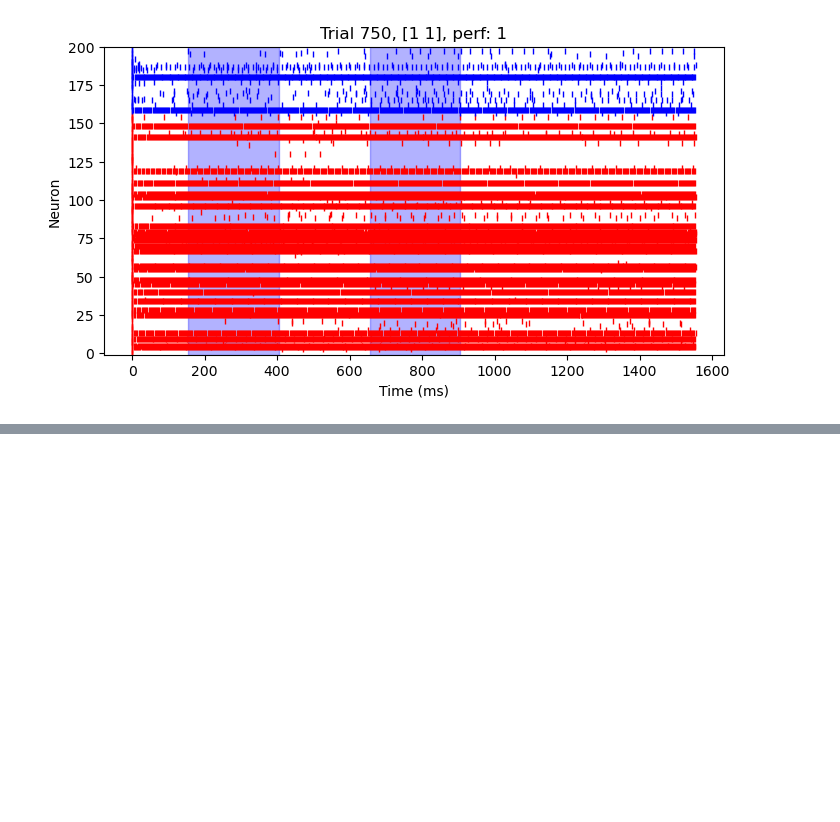
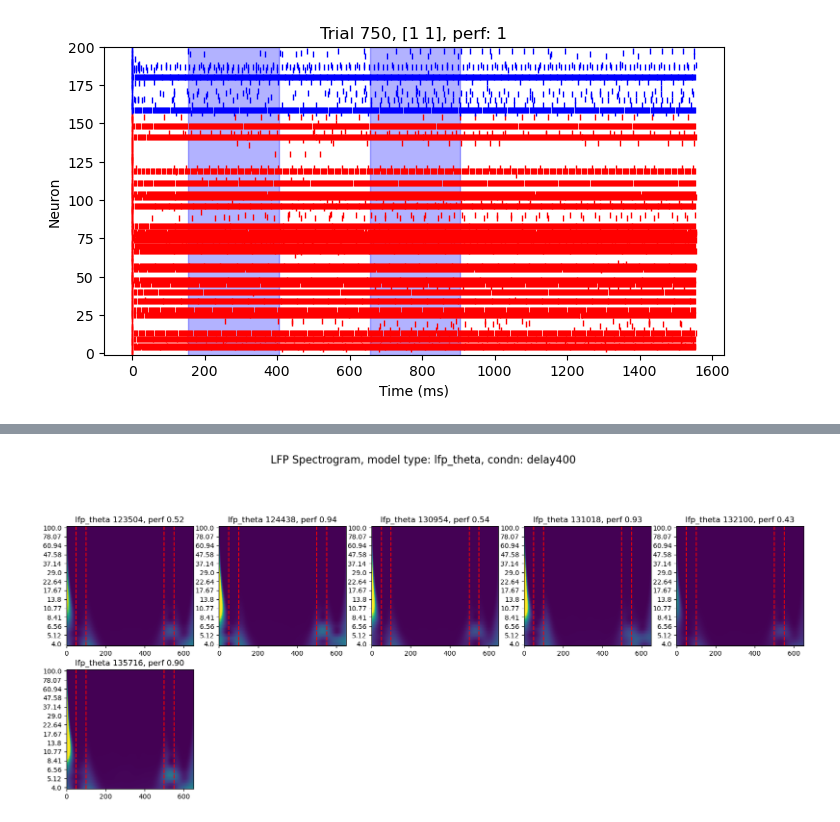
Before and after one commit to renee-tung/spikeRNN, a Jupyter notebook: analysis_code/model_eval/LFP-related models/lfp_model_entiretrialtarget.ipynb, the cells around one changed output, grey strips where cells are left out. Cells and saved outputs as stored; diff of their text form; code cells hidden in the pictures; blank space fills up the shorter version.

```diff
--- a/analysis_code/model_eval/LFP-related models/lfp_model_entiretrialtarget.ipynb
+++ b/analysis_code/model_eval/LFP-related models/lfp_model_entiretrialtarget.ipynb
@@ -625,0 +953,84 @@ for trial_id in [0, 250, 500, 750]:
+# %%
+# make plots: spect, bandpower by trial type, bandpower by correct/incorrect -- NO LESION
+
+model_list = lfp_theta_model_list
+model_dir = lfp_model_dir
+model_list_name = 'lfp_theta'
+condn_name = 'delay400'
+
+print(f'Processing model type: {model_list_name}, number of models: {len(model_list)}')
+
+# create figure
+fig1 = plt.figure(figsize=(20, 15)) # spectrogram
+fig2 = plt.figure(figsize=(20, 15)) # band power, split by trial type
+fig3 = plt.figure(figsize=(20, 15)) # band power, split by correct/incorrect
+
+for model_name in model_list:
+    # print(f"\nModel: {model_name}")
+    output_dir = model_dir + '/' + model_name[:-4] + '/'
+
+    # get neural and behavioral data
+    neural_dict = pk.load(open(os.path.join(output_dir, 'neural_dict_delay400.pkl'), 'rb'))
+    bhv_dict = pk.load(open(os.path.join(output_dir, 'bhv_dict_delay400.pkl'), 'rb'))
+
+    # calculate spectrogram data for all trials
+    n_freqs = 40
+    n_trials = neural_dict['epsp'].shape[0]
+
+    trial_powerband = np.zeros((n_trials, settings['T'])) # [N, T]
+    avg_power = np.zeros((settings['T'], n_freqs)) # [T, F]
+    for i in range(n_trials):
+        trial_power, freqs, trial_powerband[i, :] = compute_lfp_power_np(neural_dict['epsp'][i, :], settings)
+        avg_power += trial_power / n_trials
+
+    # first plot spectrogram
+    ax1 = fig1.add_subplot(4, 5, model_list.index(model_name)+1)
+    ax1.imshow(avg_power.T, aspect='auto', origin='lower',
+            vmin=0, vmax=1.2)
+    ax1.set_yticks(np.arange(0, 40, 3), np.round(freqs[::3], 2))
+    # ax1.colorbar(label='Power')
+    ax1.set_title(f'{model_list_name} {model_name[-10:-4]}, perf {(np.mean(bhv_dict["perf"])):.2f}')
+    ax1.axvline(x=settings['stim_on'], color='r', linestyle='--')
+    ax1.axvline(x=settings['stim_on']+settings['stim_dur'], color='r', linestyle='--')
+    ax1.axvline(x=settings['stim_on']+settings['stim_dur']+settings['delay'], color='r', linestyle='--')
+    ax1.axvline(x=settings['stim_on']+settings['stim_dur']+settings['delay']+settings['stim_dur'], color='r', linestyle='--')
+
+    # then plot band power, split by trial type
+    ax2 = fig2.add_subplot(4, 5, model_list.index(model_name)+1)
+    stims, colors = ld.get_trialtype_colors()
+    trial_types, trial_idxs = np.unique(np.array(bhv_dict['trial_type']), axis=0, return_inverse=True)
+    for i, trial_type in enumerate(trial_types):
+        trials_idx = (trial_idxs == i)
+        powerband_mean = np.mean(trial_powerband[trials_idx, :], axis=0)
+        powerband_sem = np.std(trial_powerband[trials_idx, :], axis=0) / np.sqrt(np.sum(trials_idx))
+        ax2.plot(powerband_mean, color=colors[i])#, label=stims[i])
+        ax2.fill_between(np.arange(settings['T']), powerband_mean - powerband_sem, powerband_mean + powerband_sem, color=colors[i], alpha=0.3)
+    ax2.set_title(f'{model_list_name} {model_name[-10:-4]}, perf {(np.mean(bhv_dict["perf"])):.2f}')
+    ax2.axvline(x=settings['stim_on'], color='r', linestyle='--')
+    ax2.axvline(x=settings['stim_on']+settings['stim_dur'], color='r', linestyle='--')
+    ax2.axvline(x=settings['stim_on']+settings['stim_dur']+settings['delay'], color='r', linestyle='--')
+    ax2.axvline(x=settings['stim_on']+settings['stim_dur']+settings['delay']+settings['stim_dur'], color='r', linestyle='--')
+    ax2.set_ylim([-2, 3])
+
+    # finally plot band power, split by correct/incorrect
+    ax3 = fig3.add_subplot(4, 5, model_list.index(model_name)+1)
+    correct_trials = (np.array(bhv_dict['perf']) == 1)
+    incorrect_trials = (np.array(bhv_dict['perf']) == 0)
+    powerband_mean = np.mean(trial_powerband[correct_trials, :], axis=0)
+    powerband_sem = np.std(trial_powerband[correct_trials, :], axis=0) / np.sqrt(np.sum(correct_trials))
+    ax3.plot(powerband_mean, color='g', label='correct')
+    ax3.fill_between(np.arange(settings['T']), powerband_mean - powerband_sem, powerband_mean + powerband_sem, color='g', alpha=0.3)
+    powerband_mean = np.mean(trial_powerband[incorrect_trials, :], axis=0)
+    powerband_sem = np.std(trial_powerband[incorrect_trials, :], axis=0) / np.sqrt(np.sum(incorrect_trials))
+    ax3.plot(powerband_mean, color='r', label='incorrect')
+    ax3.fill_between(np.arange(settings['T']), powerband_mean - powerband_sem, powerband_mean + powerband_sem, color='r', alpha=0.3)
+    ax3.set_title(f'{model_list_name} {model_name[-10:-4]}, perf {(np.mean(bhv_dict["perf"])):.2f}')
+    ax3.axvline(x=settings['stim_on'], color='r', linestyle='--')
+    ax3.axvline(x=settings['stim_on']+settings['stim_dur'], color='r', linestyle='--')
+    ax3.axvline(x=settings['stim_on']+settings['stim_dur']+settings['delay'], color='r', linestyle='--')
+    ax3.axvline(x=settings['stim_on']+settings['stim_dur']+settings['delay']+settings['stim_dur'], color='r', linestyle='--')
+
+fig1.suptitle(f'LFP Spectrogram, model type: {model_list_name}, condn: {condn_name}', fontsize=16)
+fig2.suptitle(f'LFP Band Power by Trial Type, model type: {model_list_name}, condn: {condn_name}', fontsize=16)
+fig3.suptitle(f'LFP Band Power by Correct/Incorrect, model type: {model_list_name}, condn: {condn_name}', fontsize=16)
+# %% [output]
@@ -625,0 +1039 @@ for trial_id in [0, 250, 500, 750]:
+[figure, added]
```
Also changed, not shown: parts of 15 cells of this notebook, 6 other files.
